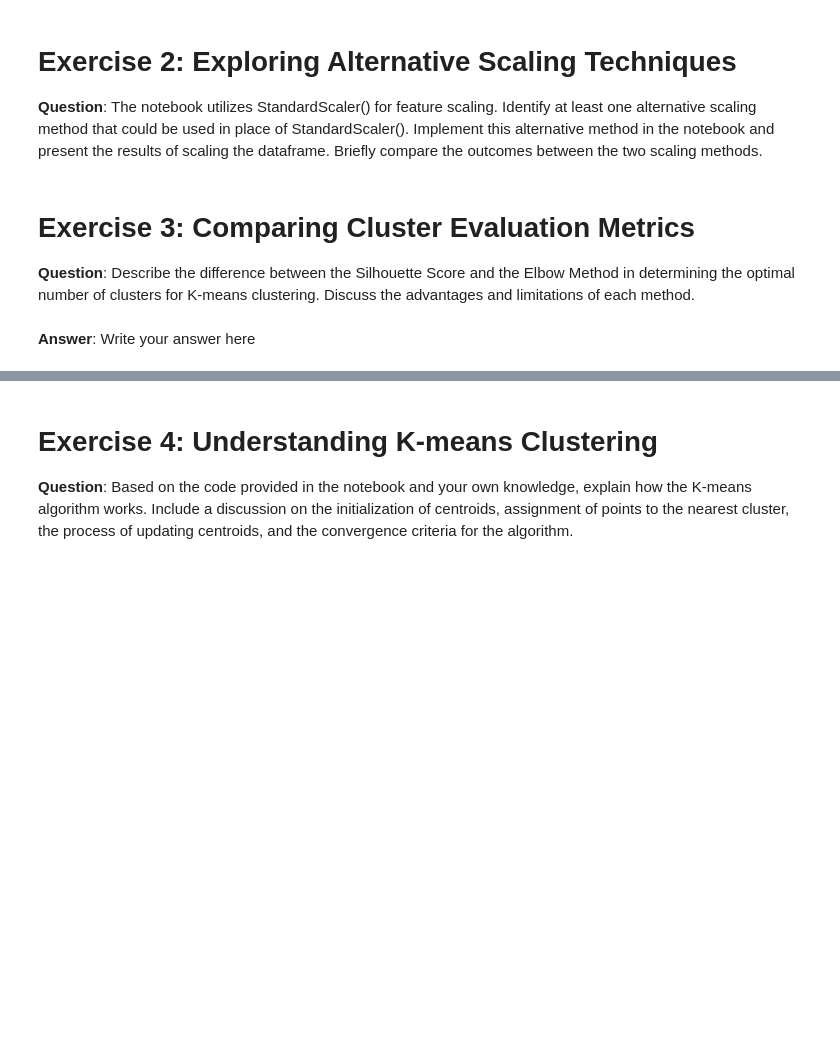
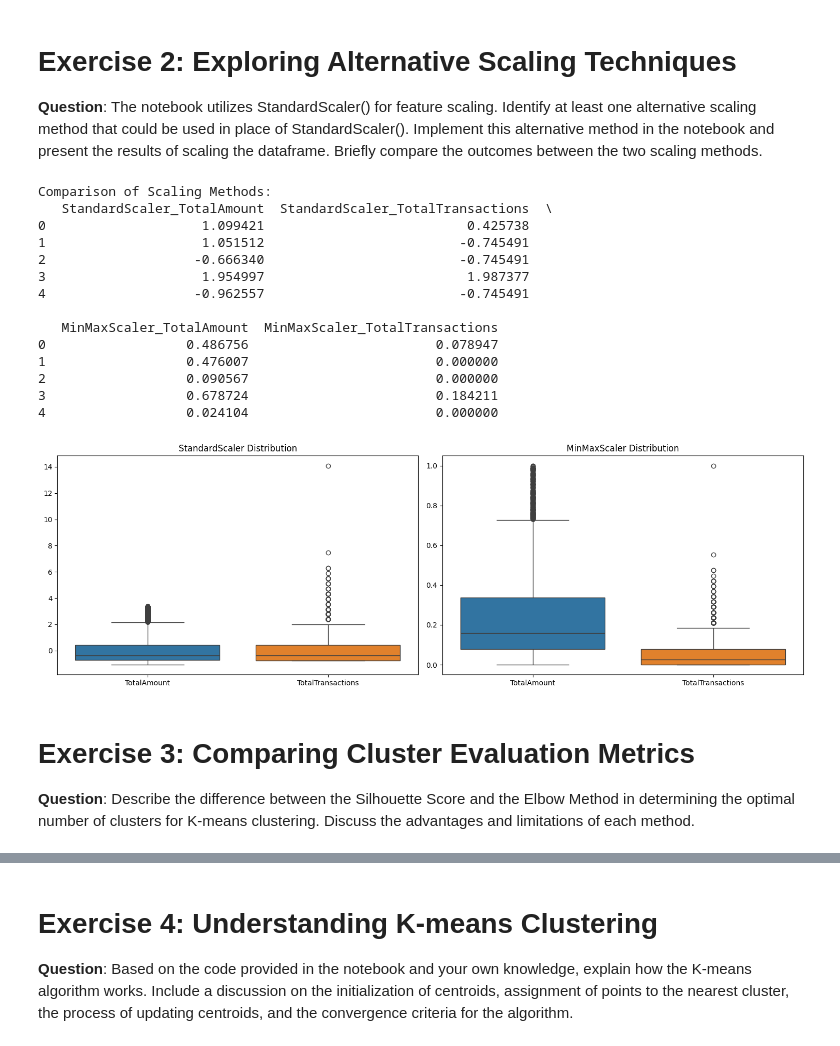
Before and after one commit to krishnaprasadpguptha/ML-full-code-oxford-session, a Jupyter notebook: ML full code oxford session/5. Unsupervised Learning - Clustering.ipynb, the cells around one changed output, grey strips where cells are left out. Drawn from its saved outputs; the diff is of its cells as text; code cells hidden in the pictures; blank space fills up the shorter version.

```diff
--- a/ML full code oxford session/5. Unsupervised Learning - Clustering.ipynb
+++ b/ML full code oxford session/5. Unsupervised Learning - Clustering.ipynb
@@ -37,10 +37,10 @@ from sklearn.metrics import silhouette_score
 #from sklearn_extra.cluster import KMeansExtra
 
 # Step 1: Load the Dataset
-from google.colab import files
-uploaded = files.upload()
+# from google.colab import files
+# uploaded = files.upload()
 
-df = pd.read_csv('clustering-data.csv', encoding='latin1')
+df = pd.read_csv('Datasets/clustering-data.csv', encoding='latin1')
 # %%
 # Step 2: Inspect the Data
 print("Shape of the DataFrame:", df.shape)
@@ -154,7 +194,53 @@ plt.show()
+# %%
+from sklearn.preprocessing import MinMaxScaler
+
+# Apply MinMaxScaler
+minmax_scaler = MinMaxScaler()
+df_scaled_minmax = minmax_scaler.fit_transform(df_segmentation[['TotalAmount', 'TotalTransactions']])
+df_scaled_minmax = pd.DataFrame(df_scaled_minmax, columns=['TotalAmount', 'TotalTransactions'])
+
+# Compare the first few rows of both scaling methods
+comparison_df = pd.DataFrame({
+    'StandardScaler_TotalAmount': df_scaled['TotalAmount'],
+    'StandardScaler_TotalTransactions': df_scaled['TotalTransactions'],
+    'MinMaxScaler_TotalAmount': df_scaled_minmax['TotalAmount'],
+    'MinMaxScaler_TotalTransactions': df_scaled_minmax['TotalTransactions']
+})
+
+print("Comparison of Scaling Methods:")
+print(comparison_df.head())
+
+# Visualize the distribution of scaled values
+fig, (ax1, ax2) = plt.subplots(1, 2, figsize=(15, 5))
+
+# StandardScaler distribution
+sns.boxplot(data=df_scaled, ax=ax1)
+ax1.set_title('StandardScaler Distribution')
+
+# MinMaxScaler distribution
+sns.boxplot(data=df_scaled_minmax, ax=ax2)
+ax2.set_title('MinMaxScaler Distribution')
+
+plt.tight_layout()
+plt.show()
+# %% [output]
+Comparison of Scaling Methods:
+   StandardScaler_TotalAmount  StandardScaler_TotalTransactions  \
+0                    1.099421                          0.425738
+1                    1.051512                         -0.745491
+2                   -0.666340                         -0.745491
+3                    1.954997                          1.987377
+4                   -0.962557                         -0.745491
+
+   MinMaxScaler_TotalAmount  MinMaxScaler_TotalTransactions
+0                  0.486756                        0.078947
+1                  0.476007                        0.000000
+2                  0.090567                        0.000000
+3                  0.678724                        0.184211
+4                  0.024104                        0.000000
+[figure, added]
 # %% [markdown]
 <a name="ex_3"></a>
 # Exercise 3: Comparing Cluster Evaluation Metrics
 
 **Question**: Describe the difference between the Silhouette Score and the Elbow Method in determining the optimal number of clusters for K-means clustering. Discuss the advantages and limitations of each method.
-# %% [markdown]
-**Answer**: Write your answer here
```
Also changed, not shown: parts of 16 cells of this notebook.
